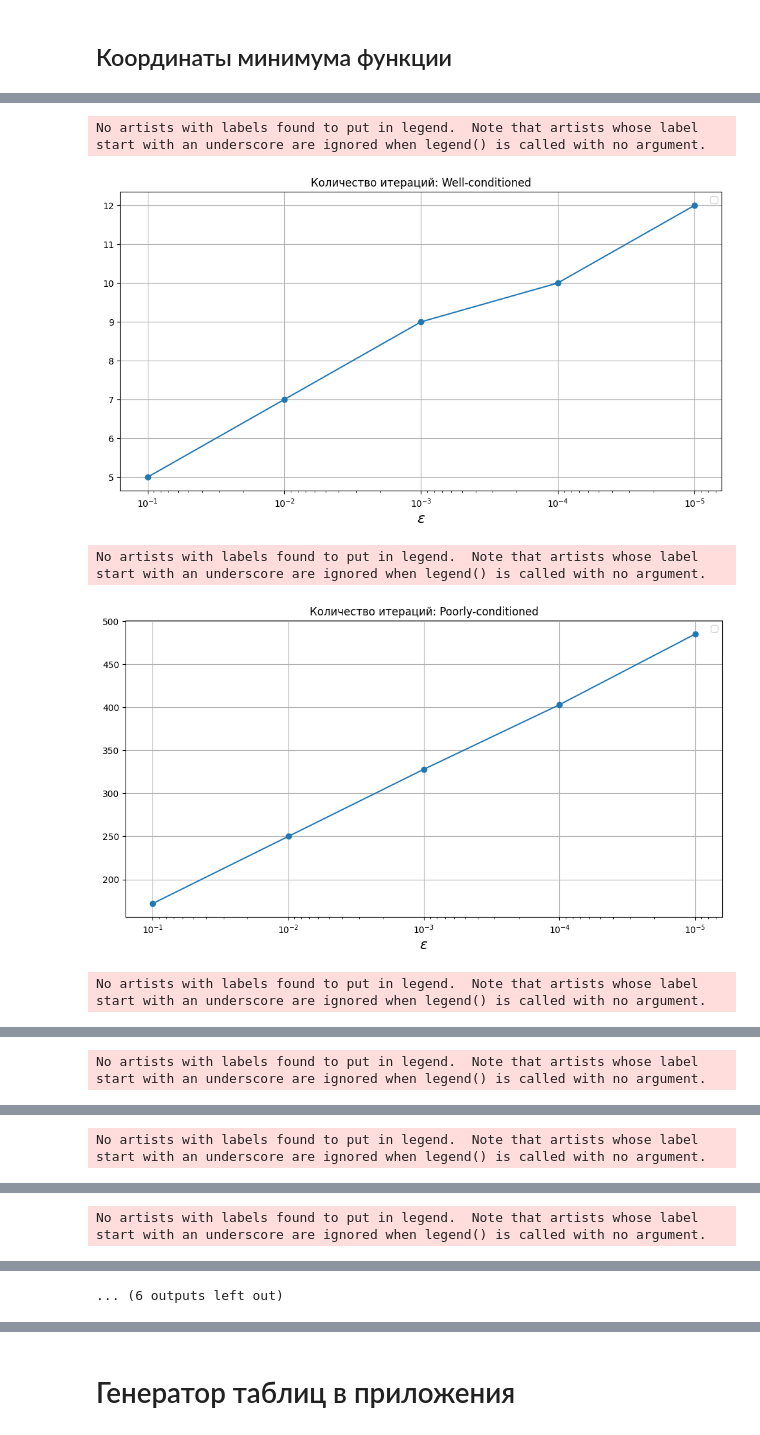
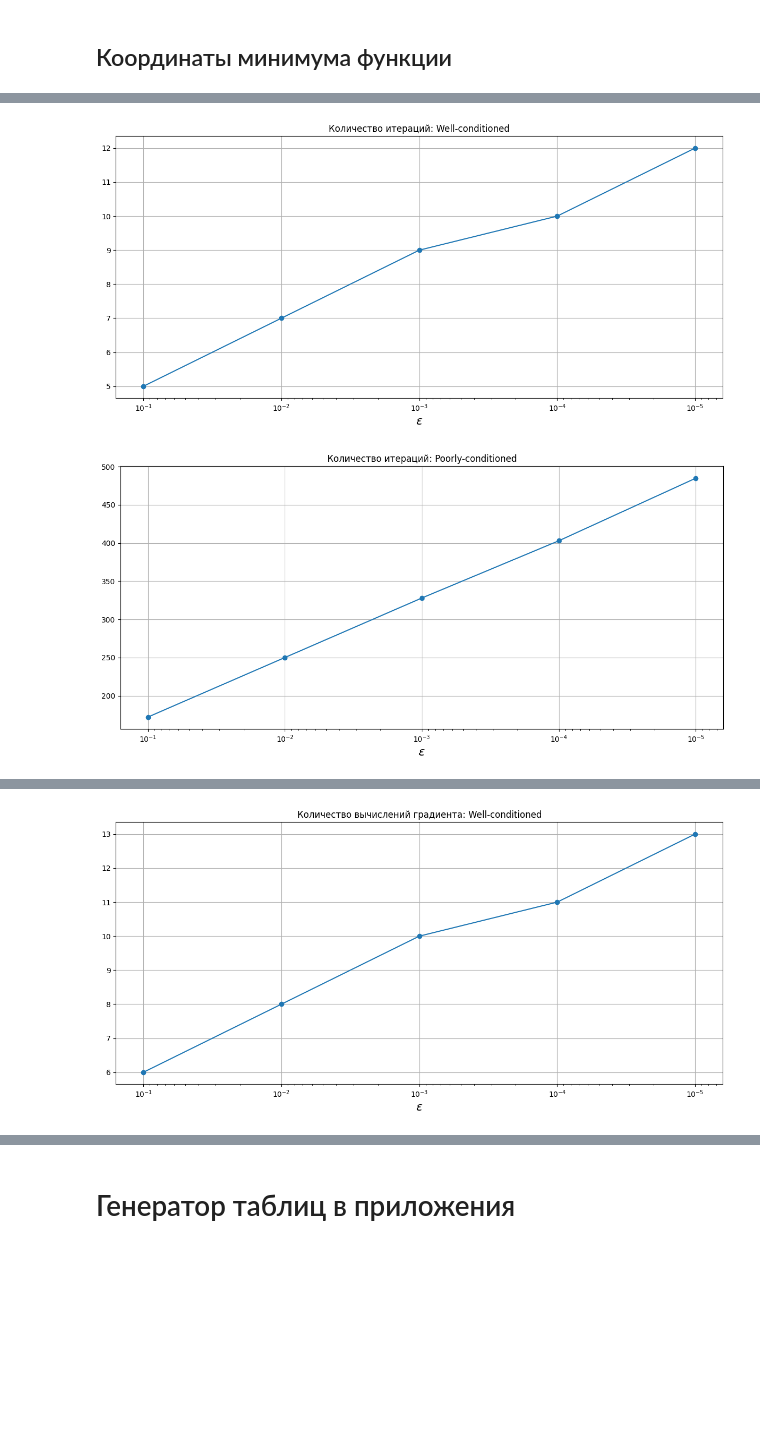
Before and after one commit to romangorbunov91/classic_grad, a Jupyter notebook: Armijo_step_descent.ipynb, the cells around one changed output, grey strips where cells are left out. Drawn from its saved outputs; the diff is of its cells as text; code cells hidden in the pictures; blank space fills up the shorter version.

```diff
--- a/Armijo_step_descent.ipynb
+++ b/Armijo_step_descent.ipynb
@@ -40,16 +40,16 @@ for ndx, func, grad in zip(range(N_FUNC), func_names, grad_names):
         func_counter_list = []
         grad_counter_list = []
 
-        for idx, eps in enumerate(eps_var):
+        for eps in eps_var:
             x_optim, _, iter_final, func_counter, grad_counter = armijo_grad_descent(
-                                                                                        loss_func=func,
-                                                                                        grad_func=grad,
-                                                                                        x_init=x_init,
-                                                                                        lr_multiplier=0.5,
-                                                                                        lr_coeff=0.5,
-                                                                                        tolerance=eps,
-                                                                                        printoutput=False
-                                                                                        )
+                loss_func=func,
+                grad_func=grad,
+                x_init=x_init,
+                lr_multiplier=0.5,
+                lr_coeff=0.5,
+                tolerance=eps,
+                printoutput=False
+                )
             x0_optim_list.append(x_optim[0])
             x1_optim_list.append(x_optim[1])
             iter_counter_list.append(iter_final)
@@ -157,6 +157,7 @@ for ndx, lbl in enumerate(func_labels):
         plt.grid()
         plt.xscale('log')
         plt.xlabel('$\epsilon$', fontsize=user_fontsize)
+        plt.tight_layout()
         plt.savefig('readme_img/armijo_step_descent_img/' + 'x' + str(idx+1) + '_optim_' + lbl + '.png', bbox_inches='tight')
         plt.show()
 # %% [output]
@@ -169,29 +170,21 @@ for ndx, lbl in enumerate(func_labels):
 # %%
-file_name_all = [
-        'x_optim',
-        'iter_count',
-        'func_count',
-        'grad_count'
-        ]
+section_names = ['x_optim', 'iter_count', 'func_count', 'grad_count']
 
-for ttl, tbl, file_name in zip(titles_all[1:], tables_all[1:], file_name_all[1:]):
+for ttl, tbl, file_name in zip(titles_all[1:], tables_all[1:], section_names[1:]):
         for ndx, lbl in enumerate(func_labels):
                 plt.figure(figsize=user_figsize)
                 plt.plot(
                         tbl['eps'],
                         tbl.iloc[:,1+ndx],
                         marker='.', markersize=user_markersize)
                 plt.gca().invert_xaxis()
                 plt.title(ttl + ': ' + lbl)
                 plt.grid()
                 plt.xscale('log')
                 plt.xlabel('$\epsilon$', fontsize=user_fontsize)
-                plt.legend()
+                plt.tight_layout()
                 plt.savefig('readme_img/armijo_step_descent_img/' + file_name + '_' + lbl + '.png', bbox_inches='tight')
                 plt.show()
 # %% [output]
-No artists with labels found to put in legend.  Note that artists whose label start with an underscore are ignored when legend() is called with no argument.
-[figure, old version]
+[figure, new version]
-No artists with labels found to put in legend.  Note that artists whose label start with an underscore are ignored when legend() is called with no argument.
-[figure, old version]
+[figure, new version]
-No artists with labels found to put in legend.  Note that artists whose label start with an underscore are ignored when legend() is called with no argument.
@@ -199 +191,0 @@ No artists with labels found to put in legend.  Note that artists whose label st
-No artists with labels found to put in legend.  Note that artists whose label start with an underscore are ignored when legend() is called with no argument.
@@ -201 +192,0 @@ No artists with labels found to put in legend.  Note that artists whose label st
-No artists with labels found to put in legend.  Note that artists whose label start with an underscore are ignored when legend() is called with no argument.
@@ -203 +193,0 @@ No artists with labels found to put in legend.  Note that artists whose label st
-No artists with labels found to put in legend.  Note that artists whose label start with an underscore are ignored when legend() is called with no argument.
@@ -205 +195 @@ No artists with labels found to put in legend.  Note that artists whose label st
-... (6 outputs left out)
+[figure, added]
```
Also changed, not shown: parts of 4 cells of this notebook, 41 other files.
